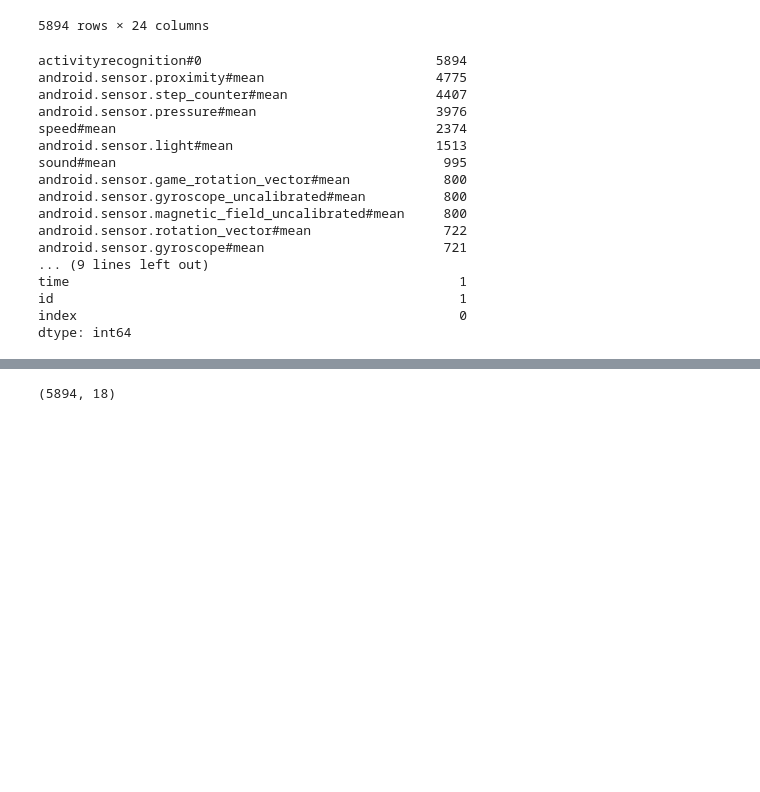
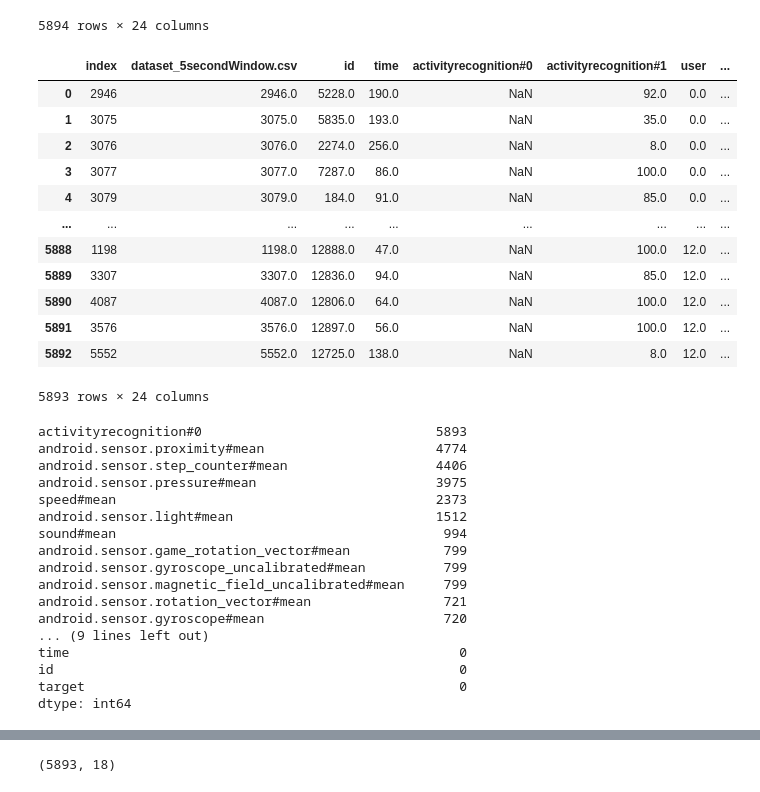
Before and after one commit to sardorick/BW-2-Fitness-ML, a Jupyter notebook: testing_with_split.ipynb, the cells around one changed output, grey strips where cells are left out. Drawn from its saved outputs; the diff is of its cells as text; code cells hidden in the pictures; blank space fills up the shorter version.

```diff
--- a/testing_with_split.ipynb
+++ b/testing_with_split.ipynb
@@ -328,25 +317,42 @@ fdfm1
 | 5892 | 5552 | 5552.0 | 12725.0 | 138.0 | NaN | 8.0 | 12.0 | ... |
 | 5893 | 5893 | NaN | NaN | NaN | NaN | NaN | NaN | ... |
 5894 rows × 24 columns
+# %%
+fdfm1 = fdfm1.drop([5893], axis=0)
+fdfm1
+# %% [output]
+|  | index | dataset_5secondWindow.csv | id | time | activityrecognition#0 | activityrecognition#1 | user | ... |
+| 0 | 2946 | 2946.0 | 5228.0 | 190.0 | NaN | 92.0 | 0.0 | ... |
+| 1 | 3075 | 3075.0 | 5835.0 | 193.0 | NaN | 35.0 | 0.0 | ... |
+| 2 | 3076 | 3076.0 | 2274.0 | 256.0 | NaN | 8.0 | 0.0 | ... |
+| 3 | 3077 | 3077.0 | 7287.0 | 86.0 | NaN | 100.0 | 0.0 | ... |
+| 4 | 3079 | 3079.0 | 184.0 | 91.0 | NaN | 85.0 | 0.0 | ... |
+| ... | ... | ... | ... | ... | ... | ... | ... | ... |
+| 5888 | 1198 | 1198.0 | 12888.0 | 47.0 | NaN | 100.0 | 12.0 | ... |
+| 5889 | 3307 | 3307.0 | 12836.0 | 94.0 | NaN | 85.0 | 12.0 | ... |
+| 5890 | 4087 | 4087.0 | 12806.0 | 64.0 | NaN | 100.0 | 12.0 | ... |
+| 5891 | 3576 | 3576.0 | 12897.0 | 56.0 | NaN | 100.0 | 12.0 | ... |
+| 5892 | 5552 | 5552.0 | 12725.0 | 138.0 | NaN | 8.0 | 12.0 | ... |
+5893 rows × 24 columns
 # %%
 fdfm1.isnull().sum().sort_values(ascending=False)
 # %% [output]
-activityrecognition#0                              5894
-android.sensor.proximity#mean                      4775
-android.sensor.step_counter#mean                   4407
-android.sensor.pressure#mean                       3976
-speed#mean                                         2374
-android.sensor.light#mean                          1513
-sound#mean                                          995
-android.sensor.game_rotation_vector#mean            800
-android.sensor.gyroscope_uncalibrated#mean          800
-android.sensor.magnetic_field_uncalibrated#mean     800
-android.sensor.rotation_vector#mean                 722
-android.sensor.gyroscope#mean                       721
+activityrecognition#0                              5893
+android.sensor.proximity#mean                      4774
+android.sensor.step_counter#mean                   4406
+android.sensor.pressure#mean                       3975
+speed#mean                                         2373
+android.sensor.light#mean                          1512
+sound#mean                                          994
+android.sensor.game_rotation_vector#mean            799
+android.sensor.gyroscope_uncalibrated#mean          799
+android.sensor.magnetic_field_uncalibrated#mean     799
+android.sensor.rotation_vector#mean                 721
+android.sensor.gyroscope#mean                       720
 ... (9 lines left out)
-time                                                  1
-id                                                    1
-index                                                 0
+time                                                  0
+id                                                    0
+target                                                0
 dtype: int64
 # %%
 fdfm1 = fdfm1.drop(columns=['activityrecognition#0', 'android.sensor.proximity#mean', 'android.sensor.step_counter#mean', 'android.sensor.pressure#mean', 'speed#mean', 'android.sensor.light#mean'])
@@ -363,7 +369,7 @@ fdfm1 = fdfm1.dropna(how='all')
 # %%
 fdfm1.shape
 # %% [output]
-(5894, 18)
+(5893, 18)
 # %%
 fdfm1.isnull().sum().sort_values(ascending=False)
 # %% [output]
```
Also changed, not shown: parts of 11 cells of this notebook, 12 other files.
